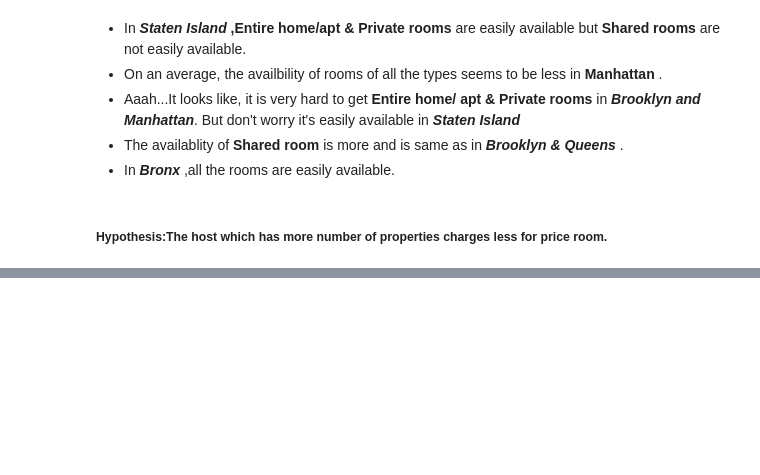
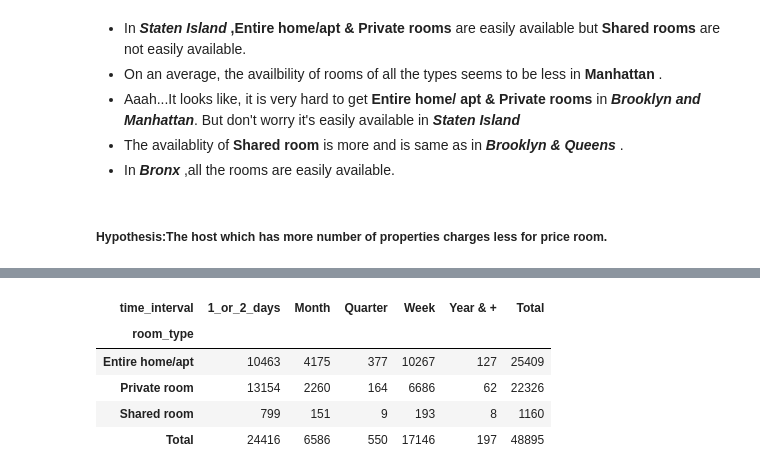
Before and after one commit to SuhelAnsari9272/Airbnb_booking_analysis, a Jupyter notebook: Md_Suhel_Ansari__Airbnb_Bookings_Analysis_Capstone_Project.ipynb, the cells around one changed output, grey strips where cells are left out. Drawn from its saved outputs; the diff is of its cells as text; code cells hidden in the pictures; blank space fills up the shorter version.

```diff
--- a/Md_Suhel_Ansari__Airbnb_Bookings_Analysis_Capstone_Project.ipynb
+++ b/Md_Suhel_Ansari__Airbnb_Bookings_Analysis_Capstone_Project.ipynb
@@ -765,0 +812,13 @@ else we will accept it
+# %%
+# create contingency table
+data_crosstab = pd.crosstab(df_copy['room_type'],
+                            df_copy['time_interval'],
+                           margins=True, margins_name="Total")
+data_crosstab
+# %% [output]
+| time_interval | 1_or_2_days | Month | Quarter | Week | Year & + | Total |
+| room_type |  |  |  |  |  |  |
+| Entire home/apt | 10463 | 4175 | 377 | 10267 | 127 | 25409 |
+| Private room | 13154 | 2260 | 164 | 6686 | 62 | 22326 |
+| Shared room | 799 | 151 | 9 | 193 | 8 | 1160 |
+| Total | 24416 | 6586 | 550 | 17146 | 197 | 48895 |
```
Also changed, not shown: parts of 7 cells of this notebook.
